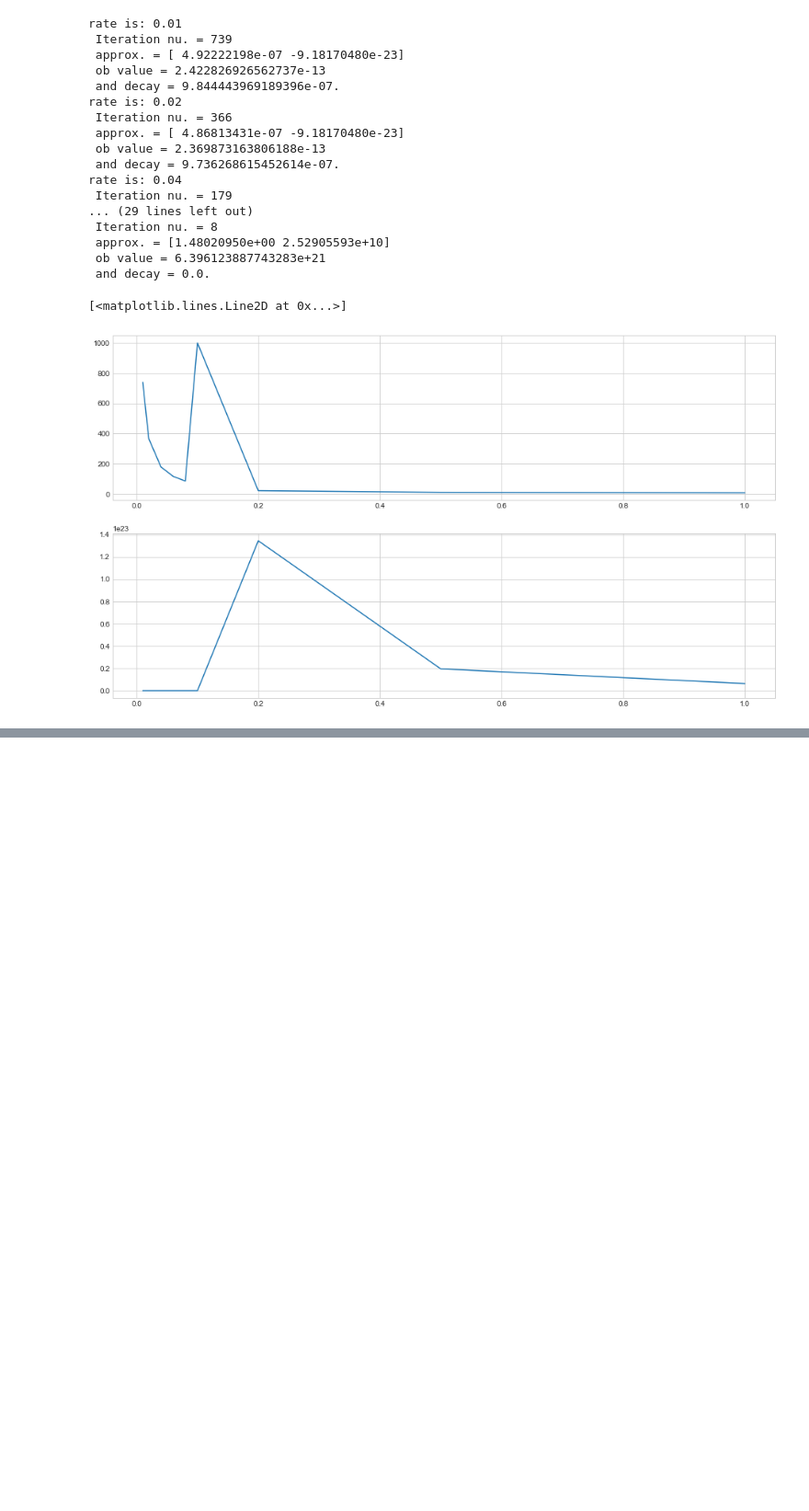
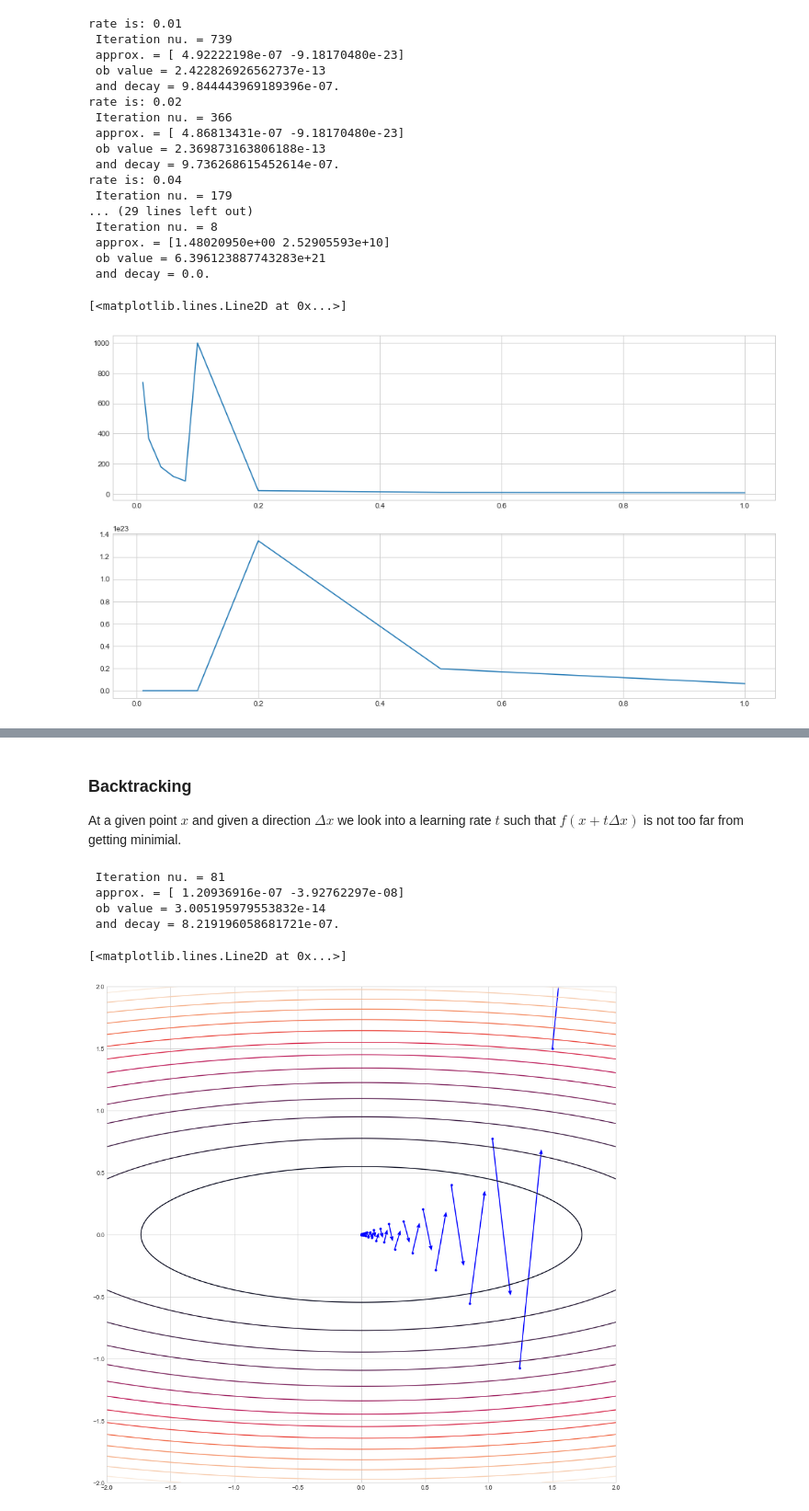
Before and after one commit to sneelapu77/IntroPyForDataScience, a Jupyter notebook: extras/gradientDescent.ipynb, the cells around one changed output, grey strips where cells are left out. Shown at 92% size. Cells and saved outputs as stored; diff of their text form; code cells hidden in the pictures; blank space fills up the shorter version.

Commit message:
Fall 2017 | gradientDescent in-class IV

```diff
--- a/extras/gradientDescent.ipynb
+++ b/extras/gradientDescent.ipynb
@@ -59,7 +59,7 @@ class GD():
 
     """
     def __init__(self, d_dir=gradient,
-                 rate=(lambda x, y, z, t: 0.01),
+                 rate=(lambda x, y, z, t, r: 0.01),
                  decay=(lambda x: np.linalg.norm(x)),
                  tol=1e-6, max_iter=1000):
         """
@@ -96,16 +96,19 @@ class GD():
 
         """
         x = x.reshape(1, -1)
+        init_rate = 0.1
         n_iter = 0
         dir_x = -self.d_dir(f, x, self.tol)
-        delta_x = self.rate(f, x, dir_x, n_iter) * dir_x
+        init_rate = self.rate(f, x, dir_x, n_iter, init_rate)
+        delta_x = init_rate * dir_x
         iters, iters_dir = x, delta_x
         grad_f_x = gradient(f, x)
         decay = self.decay(grad_f_x)
         while decay > self.tol and n_iter < self.max_iter:
             ## Deciding on direction
             dir_x = -self.d_dir(f, x, self.tol)
-            delta_x = self.rate(f, x, dir_x, n_iter) * dir_x
+            init_rate = self.rate(f, x, dir_x, n_iter, init_rate)
+            delta_x = init_rate * dir_x
             ## Updating iterate
             x = x + delta_x
             ## Storing on-going data
@@ -258,0 +304,45 @@ ax[1].plot(rates, approxs)
+# %% [markdown]
+### Backtracking
+
+At a given point $x$ and given a direction $\Delta x$ we look into a learning rate $t$ such that $f(x + t\Delta x)$ is not too far from getting minimial.
+# %%
+class backtracking():
+    def __init__(self, alpha=0.01, beta=0.8, max_iter=100):
+        self.alpha = alpha
+        self.beta = beta
+        self.max_iter = max_iter
+    def __call__(self, f, x, dir_x, n_iter=None, init_rate=None):
+        n_while = 0
+        t = 1
+        x = x.reshape(1, -1)
+        grad_f = gradient(f, x)
+        while f(x + t*dir_x) > f(x) + self.alpha*t*grad_f.dot(dir_x.T) and n_while < self.max_iter:
+            t = self.beta*t
+            n_while += 1
+        return t
+# %%
+backtrack = backtracking()
+GD_backtrack = GD(rate=backtrack)
+# %%
+_, iters_4, iters_dir_4, _ = GD_backtrack(np.array([1.5, 1.5]), g)
+# %% [output]
+ Iteration nu. = 81
+ approx. = [ 1.20936916e-07 -3.92762297e-08]
+ ob value = 3.005195979553832e-14
+ and decay = 8.219196058681721e-07.
+# %%
+nb_pts, x_mi, x_ma, y_mi, y_ma = 200, -2, 2, -2, 2
+fig, ax = plt.subplots(figsize=(15, 15))
+x, y = np.linspace(x_mi, x_ma, nb_pts), np.linspace(x_mi, x_ma, nb_pts)
+X, Y = np.meshgrid(x, y)
+## Reshaping X, Y for proper evaluation by input function
+x_y = np.vstack([X.reshape(1, -1), Y.reshape(1, -1)]).reshape(1, 2, -1)
+ax.set_xlim(x_mi, x_ma)
+ax.set_ylim(y_mi, y_ma)
+ax.contour(X, Y, g(x_y).reshape(nb_pts, -1), 15)
+ax.quiver(iters_4[:, 0], iters_4[:, 1], -iters_dir_4[:, 0], -iters_dir_4[:, 1],
+          color='b', scale=6, width=0.002, headwidth=4, headlength=5)
+ax.plot(iters_4[:, 0], iters_4[:, 1], 'b.')
+# %% [output]
+[<matplotlib.lines.Line2D at 0x...>]
+[figure, added]
```
Also changed, not shown: parts of 9 cells of this notebook.
